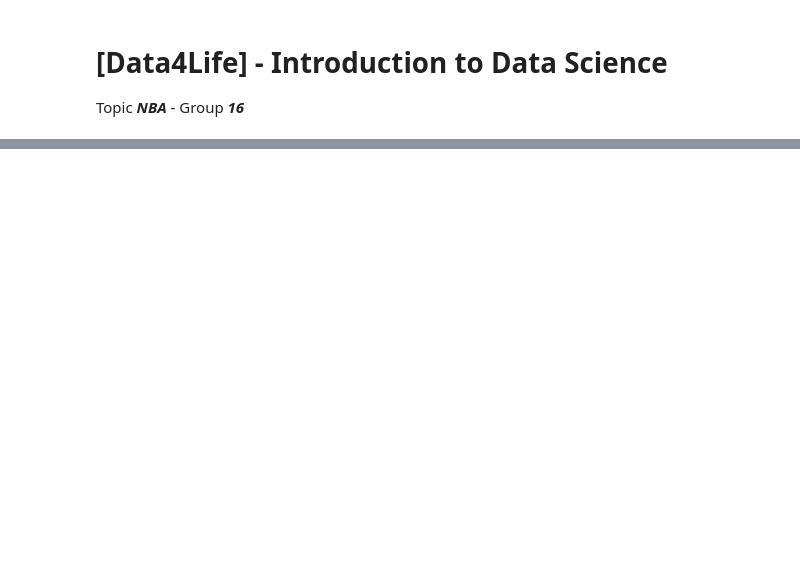
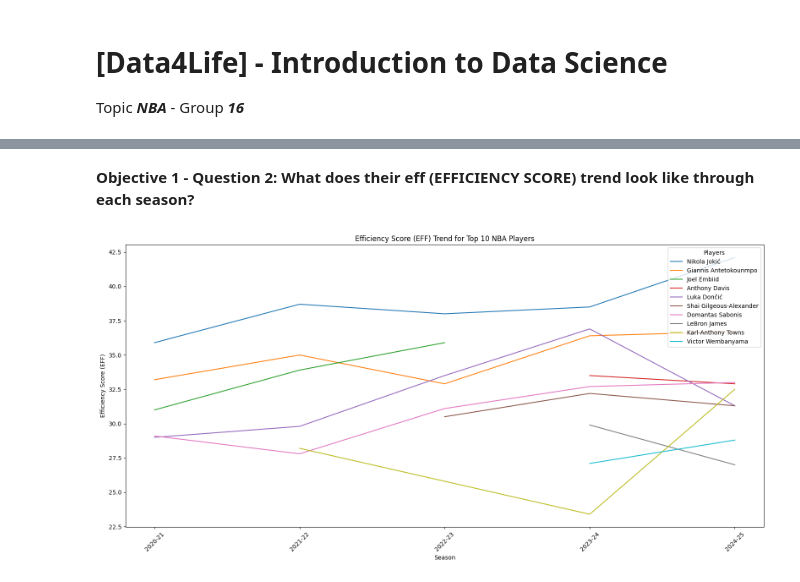
Before and after one commit to chocoCaro/Intro_DS, a Jupyter notebook: [data4life]_final.ipynb, the cells around one changed output, grey strips where cells are left out. Saved outputs shown, nothing was run; the diff lists cells and outputs as text; code cells hidden in the pictures; blank space fills up the shorter version.

Commit message:
Update 5 years of roster + stats + objective 1

```diff
--- a/[data4life]_final.ipynb
+++ b/[data4life]_final.ipynb
@@ -98,0 +235,6 @@ import seaborn as sns
+# %%
+# Replace 'R' with 0
+nba_roster["exp"] = nba_roster["exp"].replace("R", 0)
+
+# Convert the 'exp' column to numeric
+nba_roster["exp"] = pd.to_numeric(nba_roster["exp"])
@@ -98,0 +342,13 @@ import seaborn as sns
+# %%
+top_10_nba_player = (
+    merged_data.groupby(by="player")
+    .mean(numeric_only=True)
+    .sort_values(by="eff", ascending=False)
+    .head(10)
+    .reset_index()
+)
+
+
+top_10_nba_player = top_10_nba_player[["player", "eff", "age"]]
+
+top_10_nba_player
@@ -98,0 +452,36 @@ import seaborn as sns
+# %% [markdown]
+**Objective 1 - Question 2: What does their eff (EFFICIENCY SCORE) trend look like through each season?**
+# %%
+plt.figure(figsize=(16, 8))
+
+for player, group in top_10_group:
+    group_sorted = group.sort_values(by="season_year")  # Ensure seasons are sorted
+    plt.plot(group_sorted["season_year"], group_sorted["eff"], label=player)
+
+plt.title("Efficiency Score (EFF) Trend for Top 10 NBA Players")
+plt.xlabel("Season")
+plt.ylabel("Efficiency Score (EFF)")
+
+plt.xticks(
+    ticks=[
+        2020,
+        2021,
+        2022,
+        2023,
+        2024,
+    ],
+    labels=[
+        "2020-21",
+        "2021-22",
+        "2022-23",
+        "2023-24",
+        "2024-25",
+    ],
+    rotation=45,
+)
+
+plt.legend(title="Players", loc="upper right")
+plt.tight_layout()
+plt.show()
+# %% [output]
+[figure, added]
```
Also changed, not shown: parts of 36 cells of this notebook, 4 other files.
